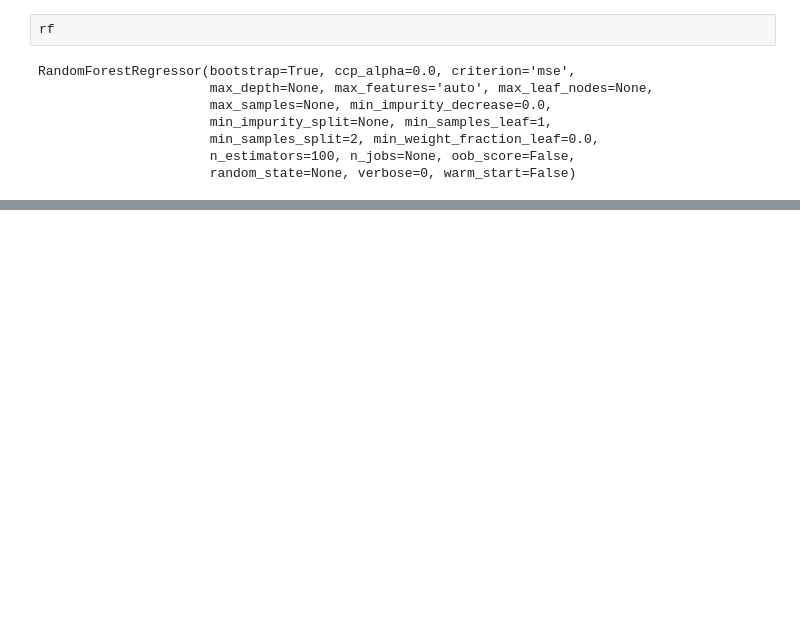
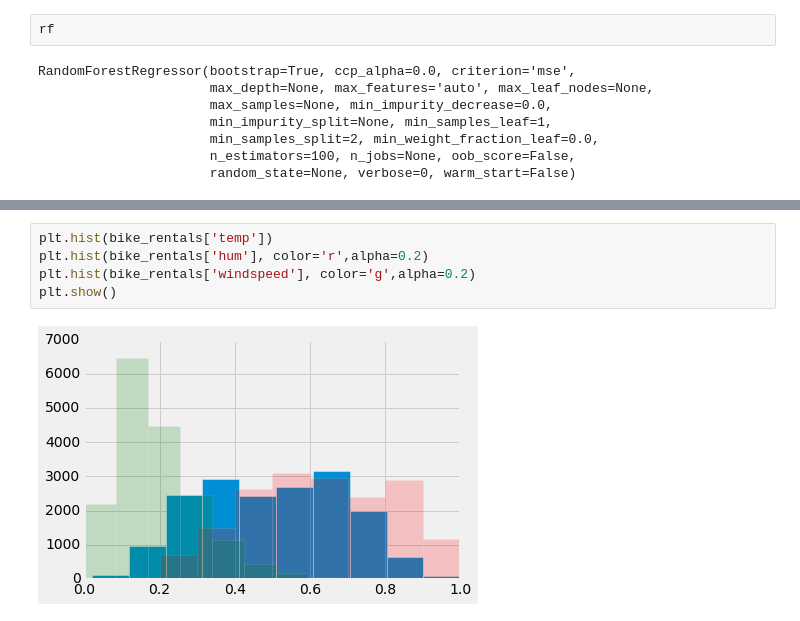
Before and after one commit to tehila440/predicting_bike_rentals, a Jupyter notebook: 6_6-predicting_bike_rentals.ipynb, the cells around one changed output, grey strips where cells are left out. Saved outputs shown, nothing was run; the diff lists cells and outputs as text; blank space fills up the shorter version.

```diff
--- a/6_6-predicting_bike_rentals.ipynb
+++ b/6_6-predicting_bike_rentals.ipynb
@@ -243,0 +268,7 @@ Increasing the number of estimators to 200 improved the accuracy of the model.
+# %%
+plt.hist(bike_rentals['temp'])
+plt.hist(bike_rentals['hum'], color='r',alpha=0.2)
+plt.hist(bike_rentals['windspeed'], color='g',alpha=0.2)
+plt.show()
+# %% [output]
+[figure, added]
```
Also changed, not shown: parts of 19 cells of this notebook, 1 other file.
